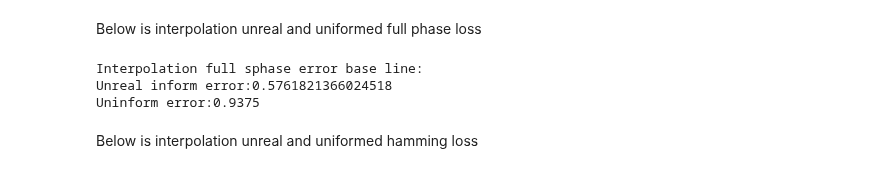
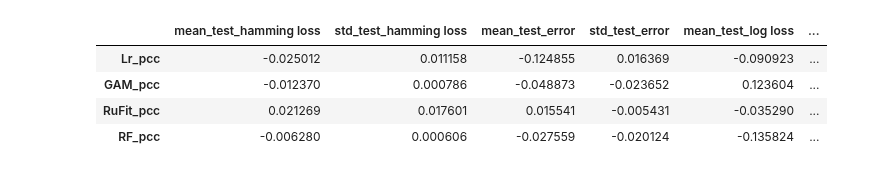
Before and after one commit to marioboley/PISA_ML, a Jupyter notebook: analysis/model_evaluation_comparison.ipynb, the cells around one changed output. Drawn from its saved outputs; the diff is of its cells as text; code cells hidden in the pictures.

```diff
--- a/analysis/model_evaluation_comparison.ipynb
+++ b/analysis/model_evaluation_comparison.ipynb
@@ -44,5 +54,0 @@ all_interpolation # all data
-# %%
-extrapolation = pd.read_csv(os.path.join(OUTPUTPATH, 'no_assemble_extrapolation.csv'))
-extrapolation = extrapolation.set_index('Unnamed: 0')
-extrapolation.index.name = None
-extrapolation # remove no assemble data
@@ -66,3 +66,13 @@ all_extrapolation # contains all data
+# %%
+no_assemble_extrapolation.index = extrapolation.index
+extrapolation_diff = no_assemble_extrapolation - extrapolation
+extrapolation_diff[sel_column]
+# %% [output]
+|  | mean_test_hamming loss | std_test_hamming loss | mean_test_error | std_test_error | mean_test_log loss | ... |
+| Lr_pcc | -0.025012 | 0.011158 | -0.124855 | 0.016369 | -0.090923 | ... |
+| GAM_pcc | -0.012370 | 0.000786 | -0.048873 | -0.023652 | 0.123604 | ... |
+| RuFit_pcc | 0.021269 | 0.017601 | 0.015541 | -0.005431 | -0.035290 | ... |
+| RF_pcc | -0.006280 | 0.000606 | -0.027559 | -0.020124 | -0.135824 | ... |
 # %%
 import matplotlib.colors as mcolors
 import matplotlib.pyplot as plt
@@ -110,14 +92,0 @@ def get_hamming_loss(_train, _test, name):
-# %% [markdown]
-Below is interpolation unreal and uniformed full phase loss
-# %%
-# interpolation full phase
-uniq, cnts = np.unique(data.y.values, return_counts=True, axis=0)
-unreal_inter_full_info_error = 1 - max(cnts)/sum(cnts)
-inter_full_uninfo_error = 1 - (1/2)**4
-print('Interpolation full sphase error base line:\nUnreal inform error:{} \nUninform error:{}'.format(unreal_inter_full_info_error, inter_full_uninfo_error))
-# %% [output]
-Interpolation full sphase error base line:
-Unreal inform error:0.5761821366024518
-Uninform error:0.9375
-# %% [markdown]
-Below is interpolation unreal and uniformed hamming loss
```
Also changed, not shown: parts of 23 cells of this notebook.
